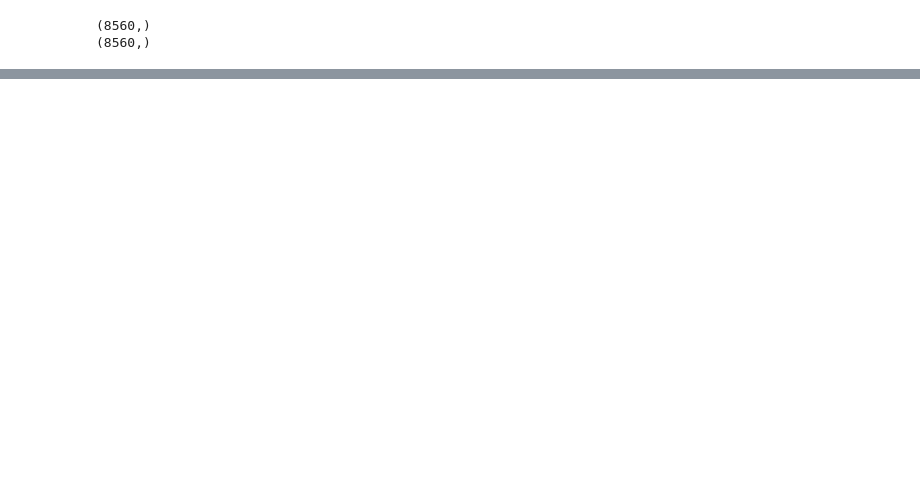
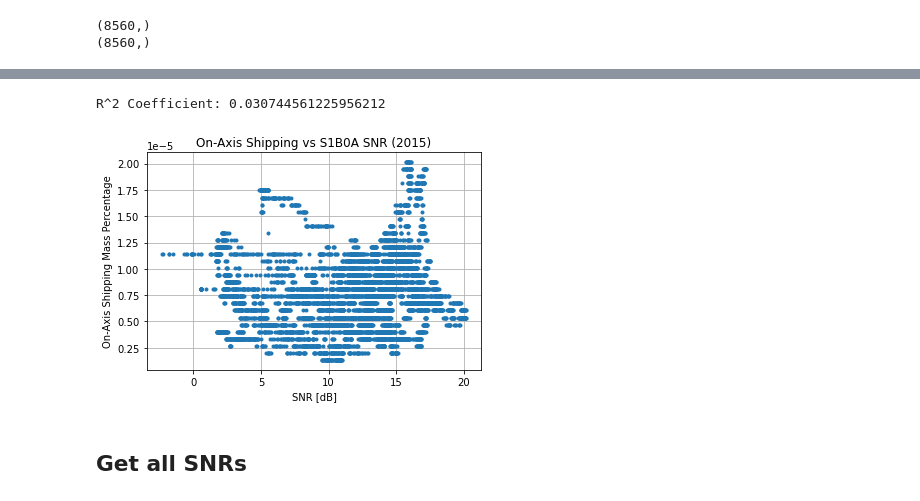
Before and after one commit to John-Ragland/Noise_Interferometry, a Jupyter notebook: Scripts/AIS_NCCF_Analysis.ipynb, the cells around one changed output, grey strips where cells are left out. Drawn from its saved outputs; the diff is of its cells as text; code cells hidden in the pictures; blank space fills up the shorter version.

```diff
--- a/Scripts/AIS_NCCF_Analysis.ipynb
+++ b/Scripts/AIS_NCCF_Analysis.ipynb
@@ -20,0 +24,6 @@ hist_ma201 = AIS_tools.get_ma_histogram(AIS_df, 201)
+# %%
+M_int_h.shape
+print(bearing_bins[121])
+
+on_axis = M_int_h[:,120] + M_int_h[:,301]
+print(on_axis[100:8660].shape)
@@ -51,0 +65,18 @@ print(r)
+# %%
+# On Axis vs. SNR
+plt.plot(SNR, on_axis[100:8660], '.')
+plt.grid()
+plt.xlabel('SNR [dB]')
+plt.ylabel('On-Axis Shipping Mass Percentage')
+plt.title('On-Axis Shipping vs S1B0A SNR (2015)')
+mask = np.isnan(SNR)
+
+SNR_valid = SNR[~mask]
+hma_valid = on_axis[np.where(mask==0)]
+r = np.corrcoef(SNR_valid, hma_valid)
+print(f'R^2 Coefficient: {r[0,1]**2}')
+# %% [output]
+R^2 Coefficient: 0.030744561225956212
+[figure, added]
+# %% [markdown]
+## Get all SNRs
```
Also changed, not shown: parts of 6 cells of this notebook, 3 other files.
